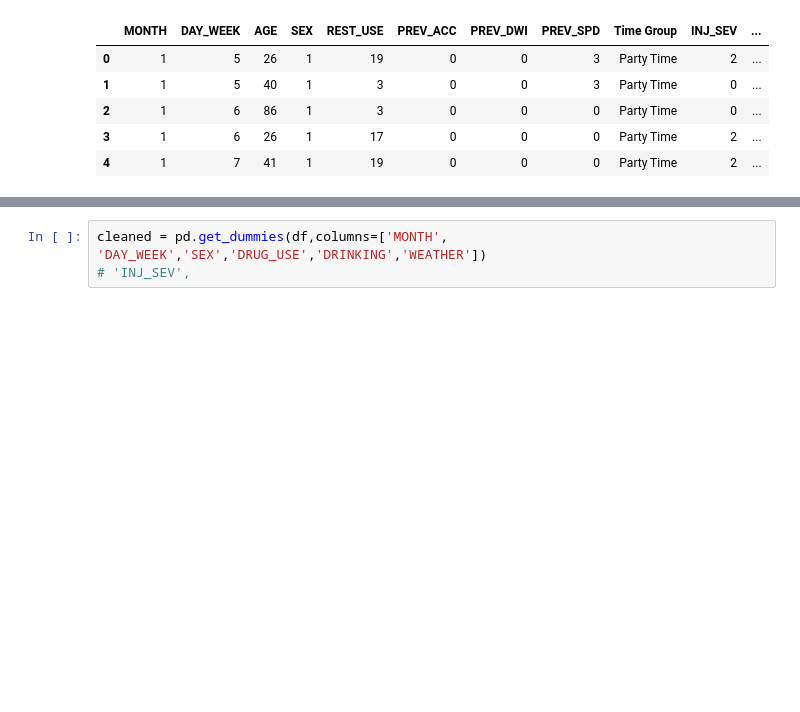
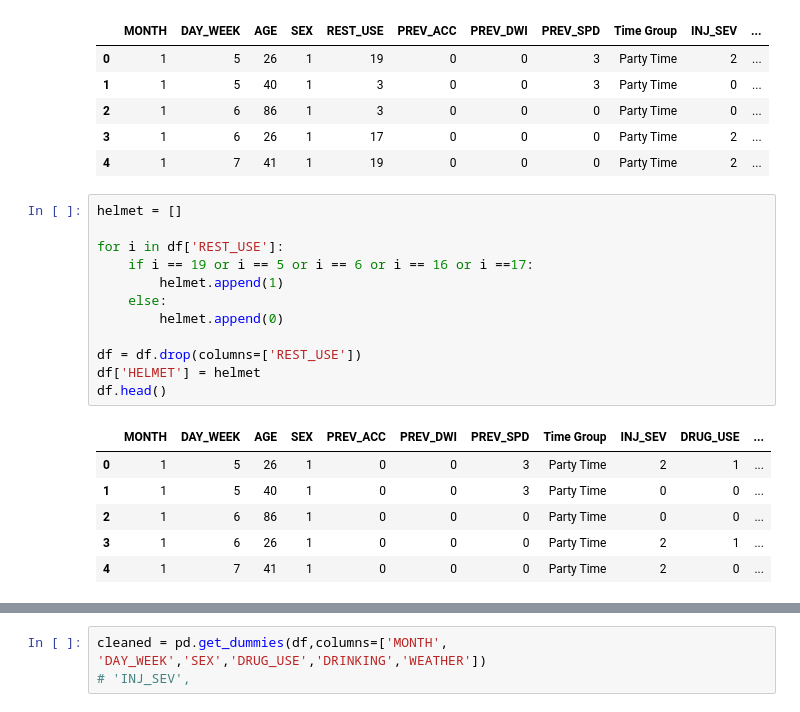
Before and after one commit to lourdesrm/Motorcycle-ml, a Jupyter notebook: Notebooks/SubCleaning.ipynb, the cells around one changed output, grey strips where cells are left out. Cells and saved outputs as stored; diff of their text form; blank space fills up the shorter version.

```diff
--- a/Notebooks/SubCleaning.ipynb
+++ b/Notebooks/SubCleaning.ipynb
@@ -133,6 +133,25 @@ df.head()
 | 2 | 1 | 6 | 86 | 1 | 3 | 0 | 0 | 0 | Party Time | 0 | ... |
 | 3 | 1 | 6 | 26 | 1 | 17 | 0 | 0 | 0 | Party Time | 2 | ... |
 | 4 | 1 | 7 | 41 | 1 | 19 | 0 | 0 | 0 | Party Time | 2 | ... |
+# %%
+helmet = []
+
+for i in df['REST_USE']:
+    if i == 19 or i == 5 or i == 6 or i == 16 or i ==17:
+        helmet.append(1)
+    else:
+        helmet.append(0)
+
+df = df.drop(columns=['REST_USE'])
+df['HELMET'] = helmet
+df.head()
+# %% [output]
+|  | MONTH | DAY_WEEK | AGE | SEX | PREV_ACC | PREV_DWI | PREV_SPD | Time Group | INJ_SEV | DRUG_USE | ... |
+| 0 | 1 | 5 | 26 | 1 | 0 | 0 | 3 | Party Time | 2 | 1 | ... |
+| 1 | 1 | 5 | 40 | 1 | 0 | 0 | 3 | Party Time | 0 | 0 | ... |
+| 2 | 1 | 6 | 86 | 1 | 0 | 0 | 0 | Party Time | 0 | 0 | ... |
+| 3 | 1 | 6 | 26 | 1 | 0 | 0 | 0 | Party Time | 2 | 1 | ... |
+| 4 | 1 | 7 | 41 | 1 | 0 | 0 | 0 | Party Time | 2 | 0 | ... |
 # %%
 list(df.columns)
 # %% [output]
```
Also changed, not shown: parts of 5 cells of this notebook, 4 other files.
